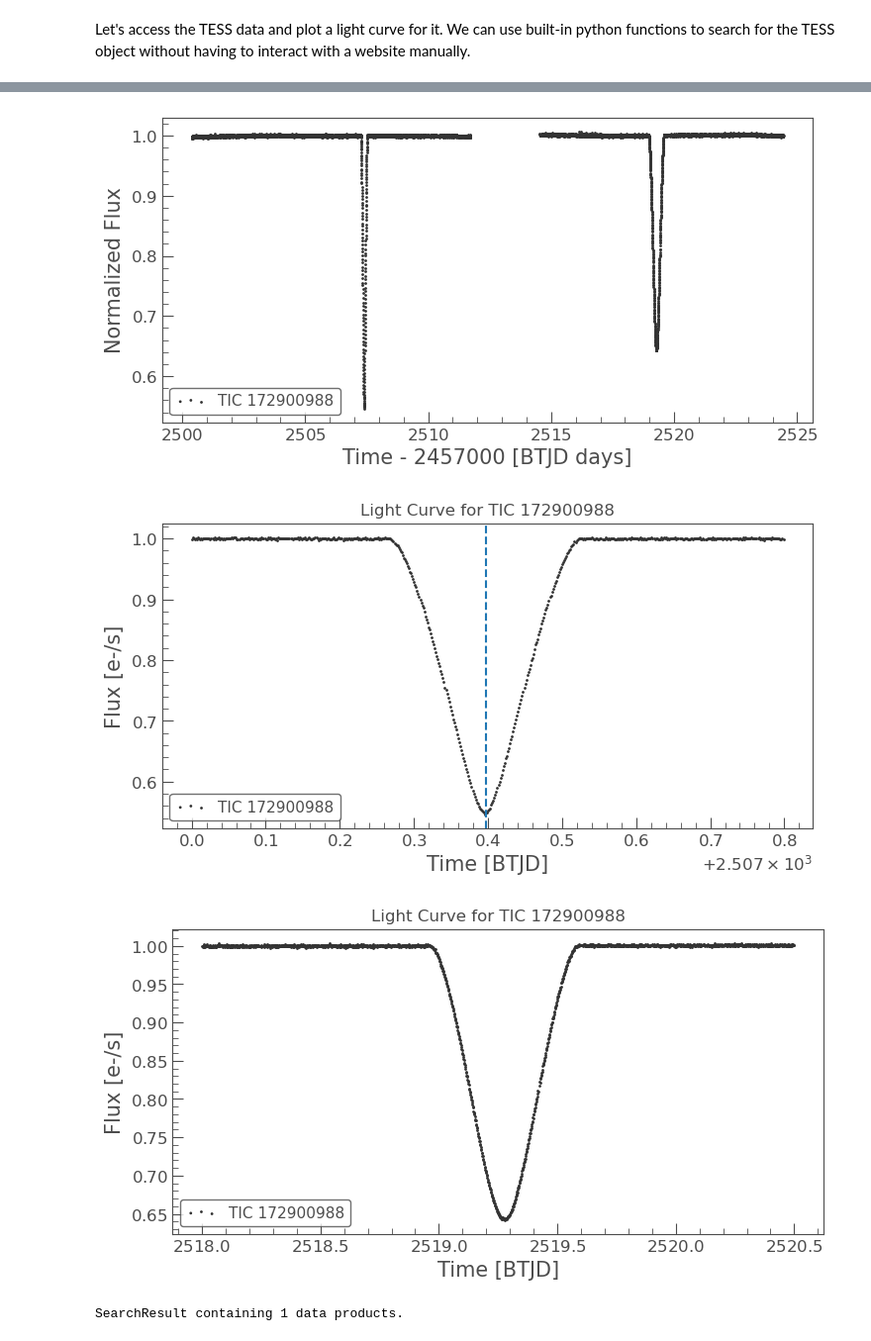
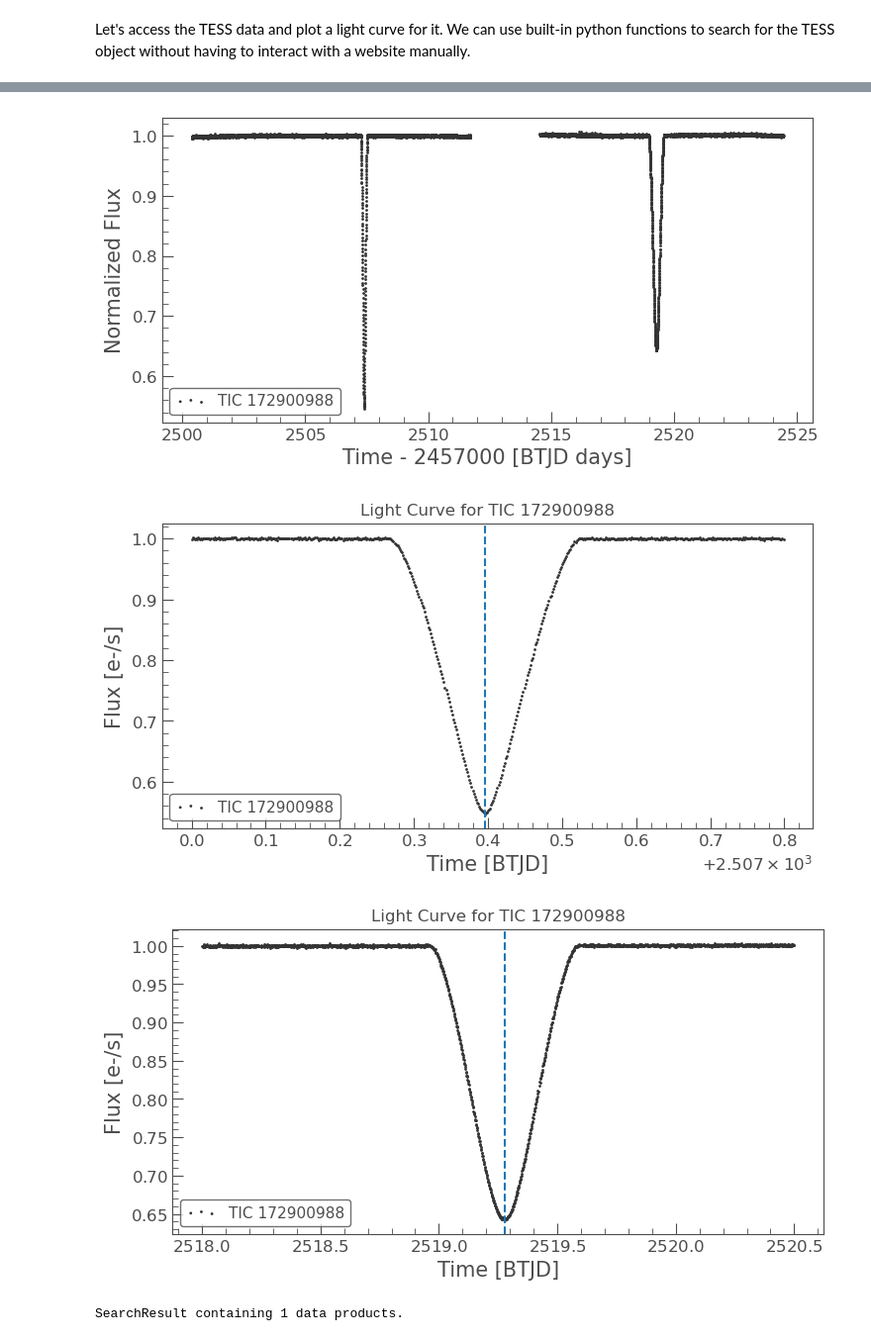
Before and after one commit to ardenshao/SURF_tess_cbp, a Jupyter notebook: tess_lightcurve_test.ipynb, the cells around one changed output, grey strips where cells are left out. Shown at 99% size. Cells and saved outputs as stored; diff of their text form; code cells hidden in the pictures.

```diff
--- a/tess_lightcurve_test.ipynb
+++ b/tess_lightcurve_test.ipynb
@@ -24,34 +24,35 @@ Let's access the TESS data and plot a light curve for it. We can use built-in py
 # %%
 search_result = lk.search_lightcurve('TIC 172900988', mission='TESS')
 
 # download the light curve data
 lc = search_result.download().remove_nans().normalize()
 lc.scatter()
 periodogram = lc.to_periodogram(method='bls', minimum_period=18, maximum_period=20, duration=[0.3,0.5])
 best_period = periodogram.period_at_max_power
 print(best_period)
 
 cropped_lc1 = lc[(lc.time.value >= 2507) & (lc.time.value <= 2507.8)]
 cropped_lc2 = lc[(lc.time.value >= 2518) & (lc.time.value <= 2520.5)]
 
 # for now, we manually identify the peak of the primary eclipse, for rough reference purposes
 cropped_lc1.scatter()
 plt.xlabel('Time [BTJD]')
 plt.ylabel('Flux [e-/s]')
-plt.axvline(x=2507.397, linestyle='--')
+plt.axvline(x=2507.396, linestyle='--')
 plt.title('Light Curve for TIC 172900988')
 plt.show()
 
 cropped_lc2.scatter()
 plt.xlabel('Time [BTJD]')
 plt.ylabel('Flux [e-/s]')
+plt.axvline(x=2519.278, linestyle='--')
 plt.title('Light Curve for TIC 172900988')
 plt.show()
 # %% [output]
 19.853851226963293 d
 [figure]
 [figure]
-[figure, old version]
+[figure, new version]
 # %%
 search_result = lk.search_lightcurve('TIC 172900988', mission='TESS')
 search_result[0]
```
Also changed, not shown: parts of 4 cells of this notebook, 6 other files.
